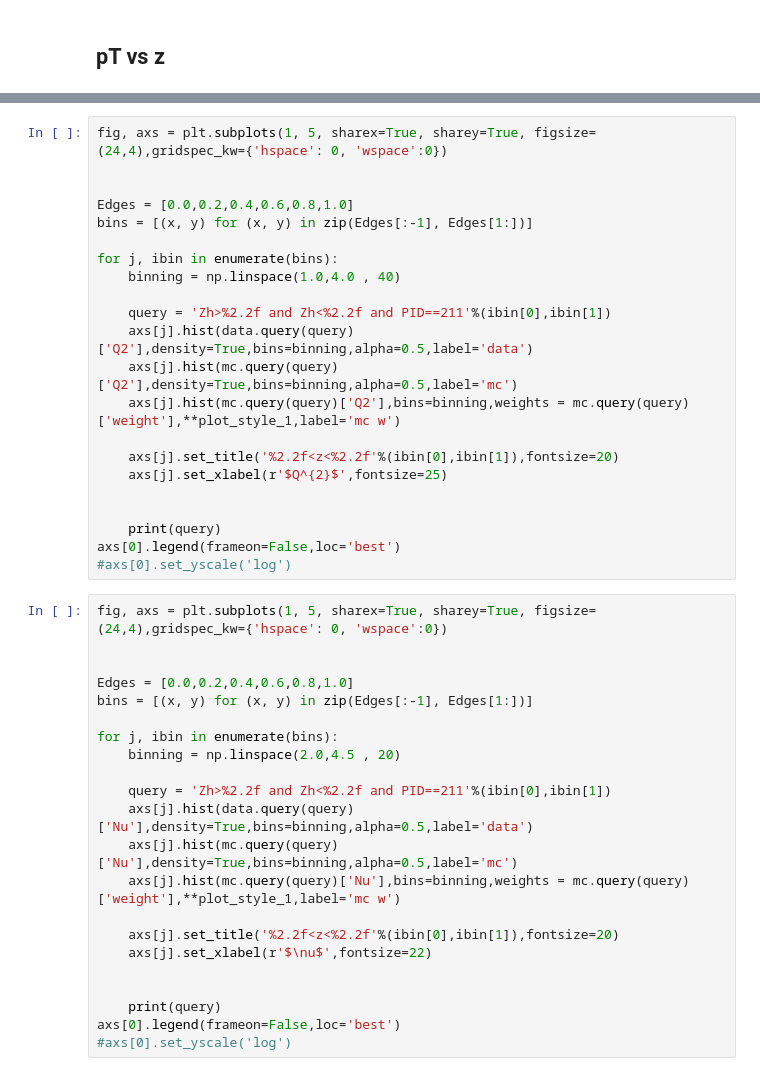
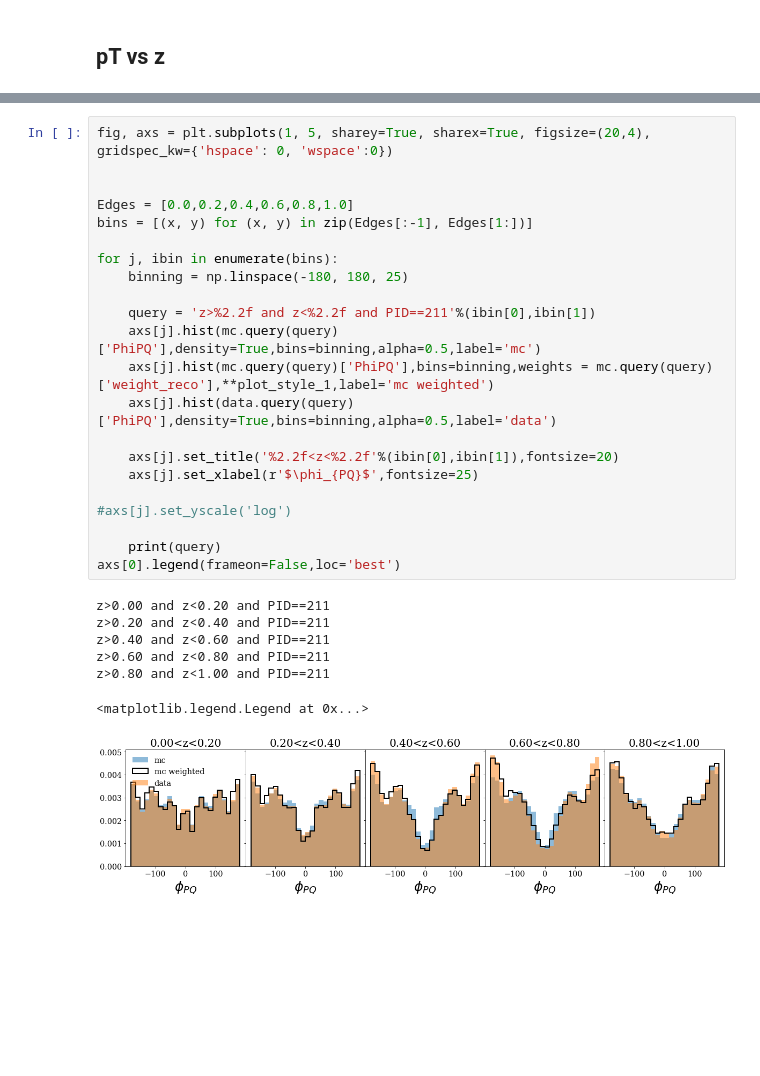
Before and after one commit to miguelignacio/eg2dihadron, a Jupyter notebook: SingleHadron_DataMC.ipynb, the cells around one changed output, grey strips where cells are left out. Drawn from its saved outputs; the diff is of its cells as text; blank space fills up the shorter version.

```diff
--- a/SingleHadron_DataMC.ipynb
+++ b/SingleHadron_DataMC.ipynb
@@ -861,44 +121,30 @@ axs[0].legend(frameon=False,loc='best')
-# %%
-fig, axs = plt.subplots(1, 5, sharex=True, sharey=True, figsize=(24,4),gridspec_kw={'hspace': 0, 'wspace':0})
-
-
-Edges = [0.0,0.2,0.4,0.6,0.8,1.0]
-bins = [(x, y) for (x, y) in zip(Edges[:-1], Edges[1:])]
-
-for j, ibin in enumerate(bins):
-    binning = np.linspace(1.0,4.0 , 40)
-
-    query = 'Zh>%2.2f and Zh<%2.2f and PID==211'%(ibin[0],ibin[1])
-    axs[j].hist(data.query(query)['Q2'],density=True,bins=binning,alpha=0.5,label='data')
-    axs[j].hist(mc.query(query)['Q2'],density=True,bins=binning,alpha=0.5,label='mc')
-    axs[j].hist(mc.query(query)['Q2'],bins=binning,weights = mc.query(query)['weight'],**plot_style_1,label='mc w')
-
-    axs[j].set_title('%2.2f<z<%2.2f'%(ibin[0],ibin[1]),fontsize=20)
-    axs[j].set_xlabel(r'$Q^{2}$',fontsize=25)
-
-
-    print(query)
-axs[0].legend(frameon=False,loc='best')
-#axs[0].set_yscale('log')
-# %%
-fig, axs = plt.subplots(1, 5, sharex=True, sharey=True, figsize=(24,4),gridspec_kw={'hspace': 0, 'wspace':0})
-
-
-Edges = [0.0,0.2,0.4,0.6,0.8,1.0]
-bins = [(x, y) for (x, y) in zip(Edges[:-1], Edges[1:])]
-
-for j, ibin in enumerate(bins):
-    binning = np.linspace(2.0,4.5 , 20)
-
-    query = 'Zh>%2.2f and Zh<%2.2f and PID==211'%(ibin[0],ibin[1])
-    axs[j].hist(data.query(query)['Nu'],density=True,bins=binning,alpha=0.5,label='data')
-    axs[j].hist(mc.query(query)['Nu'],density=True,bins=binning,alpha=0.5,label='mc')
-    axs[j].hist(mc.query(query)['Nu'],bins=binning,weights = mc.query(query)['weight'],**plot_style_1,label='mc w')
-
-    axs[j].set_title('%2.2f<z<%2.2f'%(ibin[0],ibin[1]),fontsize=20)
-    axs[j].set_xlabel(r'$\nu$',fontsize=22)
-
-
-    print(query)
-axs[0].legend(frameon=False,loc='best')
-#axs[0].set_yscale('log')
+# %%
+fig, axs = plt.subplots(1, 5, sharey=True, sharex=True, figsize=(20,4), gridspec_kw={'hspace': 0, 'wspace':0})
+
+
+Edges = [0.0,0.2,0.4,0.6,0.8,1.0]
+bins = [(x, y) for (x, y) in zip(Edges[:-1], Edges[1:])]
+
+for j, ibin in enumerate(bins):
+    binning = np.linspace(-180, 180, 25)
+
+    query = 'z>%2.2f and z<%2.2f and PID==211'%(ibin[0],ibin[1])
+    axs[j].hist(mc.query(query)['PhiPQ'],density=True,bins=binning,alpha=0.5,label='mc')
+    axs[j].hist(mc.query(query)['PhiPQ'],bins=binning,weights = mc.query(query)['weight_reco'],**plot_style_1,label='mc weighted')
+    axs[j].hist(data.query(query)['PhiPQ'],density=True,bins=binning,alpha=0.5,label='data')
+
+    axs[j].set_title('%2.2f<z<%2.2f'%(ibin[0],ibin[1]),fontsize=20)
+    axs[j].set_xlabel(r'$\phi_{PQ}$',fontsize=25)
+
+#axs[j].set_yscale('log')
+
+    print(query)
+axs[0].legend(frameon=False,loc='best')
+# %% [output]
+z>0.00 and z<0.20 and PID==211
+z>0.20 and z<0.40 and PID==211
+z>0.40 and z<0.60 and PID==211
+z>0.60 and z<0.80 and PID==211
+z>0.80 and z<1.00 and PID==211
+<matplotlib.legend.Legend at 0x...>
+[figure, added]
```
Also changed, not shown: parts of 76 cells of this notebook.
